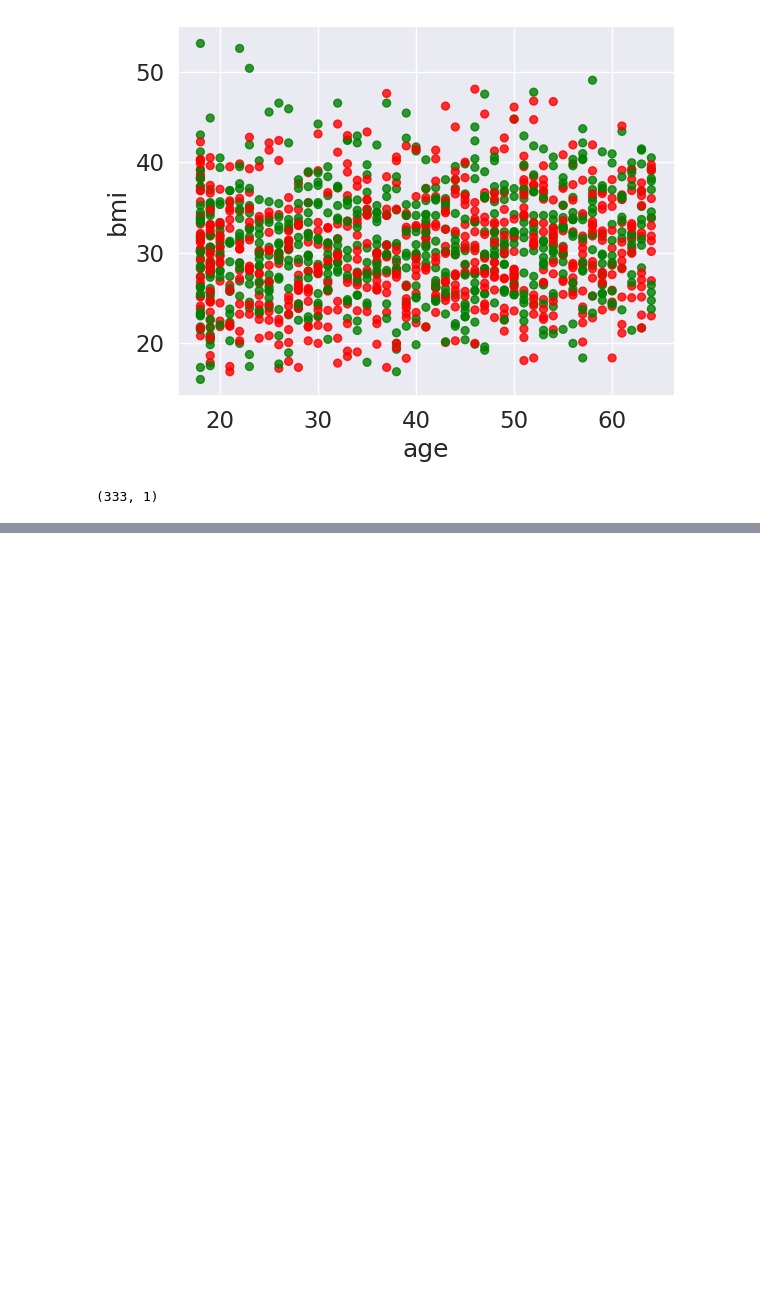
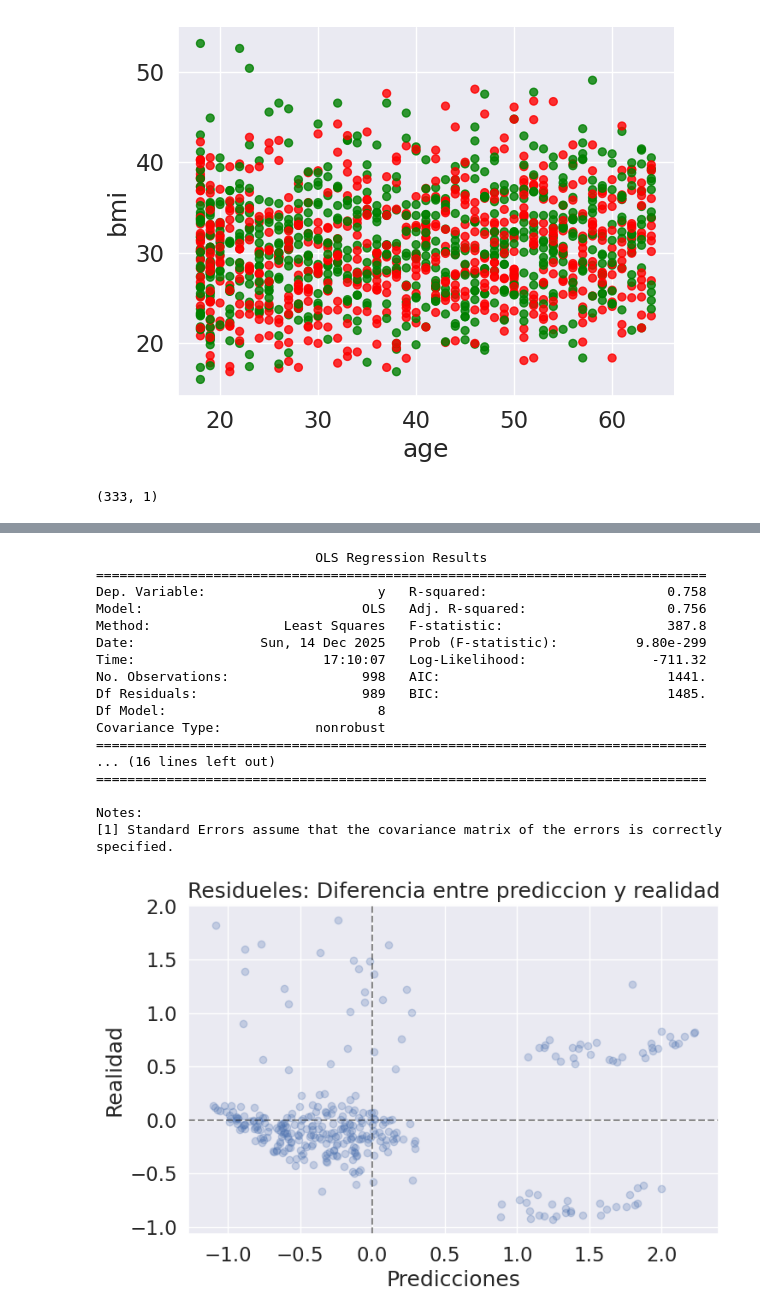
Before and after one commit to EsmeMP/Introduccion_Machine_Learning, a Jupyter notebook: notebooks/regresion_lineal/exploracio_preparacion_datos.ipynb, the cells around one changed output, grey strips where cells are left out. Drawn from its saved outputs; the diff is of its cells as text; code cells hidden in the pictures; blank space fills up the shorter version.

Commit message:
21 Evaluando el Modelo

```diff
--- a/notebooks/regresion_lineal/exploracio_preparacion_datos.ipynb
+++ b/notebooks/regresion_lineal/exploracio_preparacion_datos.ipynb
@@ -102,0 +196,47 @@ y_pred.shape
+# %%
+# CALCUAL RESIDUALES -> ES EL ERROR QUE COMETE EL MODELO EN CADA OBSERVACION, QUE TAN LEJOS ESTUVO DE LA REALIDAD
+
+import statsmodels.api as sm
+import numpy as np
+import matplotlib.pyplot as plt
+
+X_train_sm = sm.add_constant(x_train)
+X_test_sm = sm.add_constant(x_test)
+
+results = sm.OLS(y_train, X_train_sm).fit()
+print(results.summary())
+
+y_pred = results.predict(X_test_sm)
+
+y_test = np.asarray(y_test).ravel()
+y_pred = np.asarray(y_pred).ravel()
+
+residuals = y_test - y_pred
+
+plt.figure(figsize=(8, 5))
+plt.axvline(x = 0, c='k', ls='--', alpha=0.5)
+plt.axhline(y = 0, c='k', ls='--', alpha=0.5)
+plt.scatter(y_pred, residuals, alpha=0.25)
+plt.xlabel('Predicciones')
+plt.ylabel('Realidad')
+plt.title('Residueles: Diferencia entre prediccion y realidad')
+plt.show()
+# %% [output]
+                            OLS Regression Results
+==============================================================================
+Dep. Variable:                      y   R-squared:                       0.758
+Model:                            OLS   Adj. R-squared:                  0.756
+Method:                 Least Squares   F-statistic:                     387.8
+Date:                Sun, 14 Dec 2025   Prob (F-statistic):          9.80e-299
+Time:                        17:10:07   Log-Likelihood:                -711.32
+No. Observations:                 998   AIC:                             1441.
+Df Residuals:                     989   BIC:                             1485.
+Df Model:                           8
+Covariance Type:            nonrobust
+==============================================================================
+... (16 lines left out)
+==============================================================================
+
+Notes:
+[1] Standard Errors assume that the covariance matrix of the errors is correctly specified.
+[figure, added]
```
Also changed, not shown: parts of 4 cells of this notebook.
